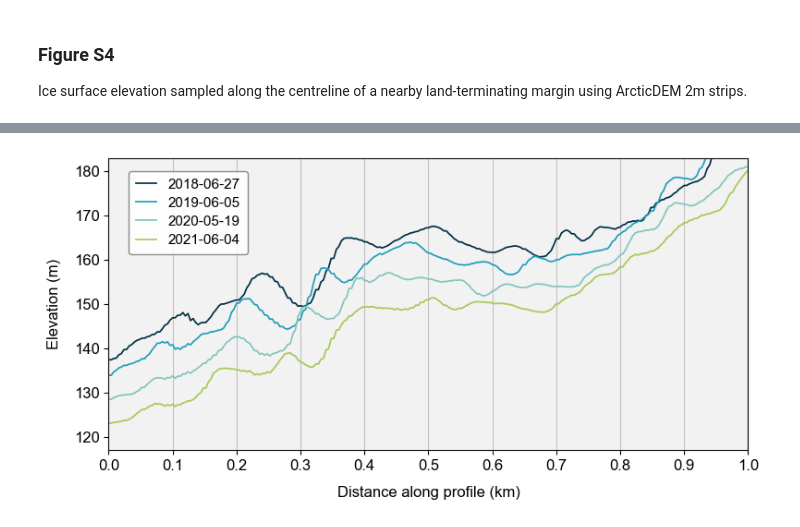
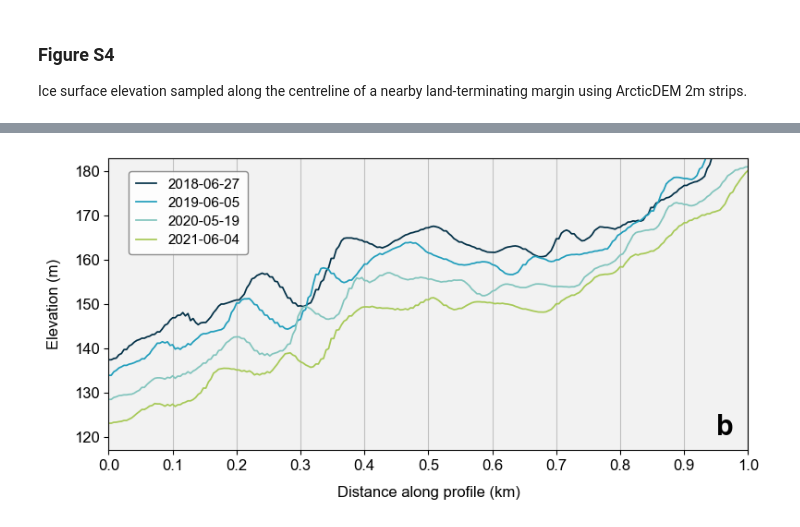
Before and after one commit to hannahpicton/jakobshavn_isbrae, a Jupyter notebook: code/figures/figure_S4.ipynb, the cells around one changed output, grey strips where cells are left out. Cells and saved outputs as stored; diff of their text form; code cells hidden in the pictures.

```diff
--- a/code/figures/figure_S4.ipynb
+++ b/code/figures/figure_S4.ipynb
@@ -55,24 +58,25 @@ plt.show()
 # %%
 # PLOT FIGURE S4B #
 plt.rcParams["font.family"] = "Arial"
 fig, ax = plt.subplots(figsize=(8, 4))
 ax.set_facecolor((0.5, 0.5, 0.5, 0.1))
 plt.grid(axis='x', alpha=0.2, linestyle='-', color='black')
 plt.xlabel('Distance along profile (km)', fontsize=12, labelpad=10)
 plt.ylabel('Elevation (m)', fontsize=12, labelpad=10)
 
 for column in elevation_data_june.columns:
     color = profile_colors.get(column, 'gray')
     date_formatted = datetime.strptime(column, '%Y%m%d').strftime('%Y-%m-%d')
     plt.plot(elevation_data_june.index / 500, elevation_data_june[column], label=date_formatted, color=color, linewidth=1.25)
 
 x_ticks = np.arange(0, 1.1, 0.1)
 plt.xticks(x_ticks, [f"{x:.1f}" for x in x_ticks], fontsize=12)
 plt.yticks(fontsize=12)
 plt.xlim(0, 1)
 plt.ylim(117, 183)
 plt.legend(fontsize=11, loc='upper left', bbox_to_anchor=(0.02, 0.98), framealpha=0.9, edgecolor='gray', fancybox=True, markerscale=2, handlelength=1.5, borderpad=0.5, labelspacing=0.4)
 plt.tight_layout()
+plt.annotate("b", xy=(0.95, 0.05), xycoords="axes fraction", fontsize=22, color="black", weight="bold")
 #plt.savefig('R:/JAKOBSHAVN/CODE/github/jakobshavn_isbrae/figures/figure_S4b.png', dpi=300)
 # %% [output]
-[figure, old version]
+[figure, new version]
```
Also changed, not shown: parts of 1 cell of this notebook.
